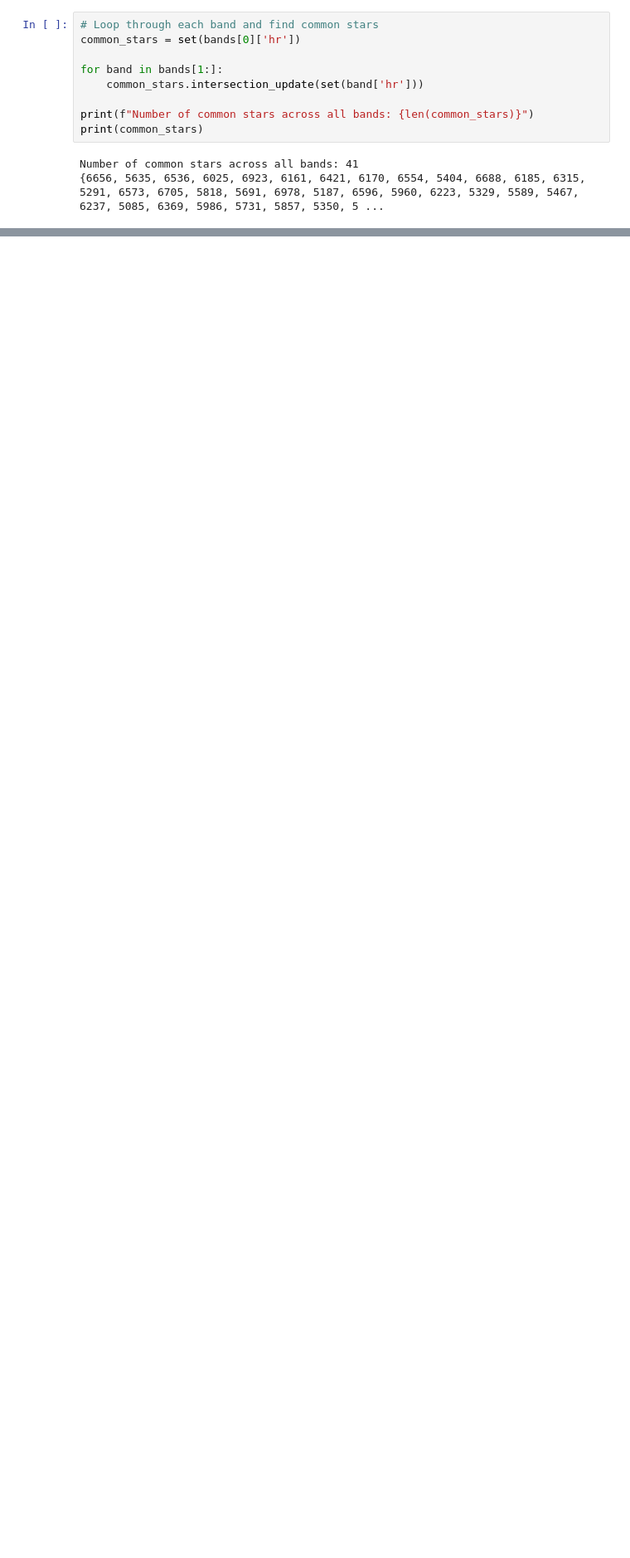
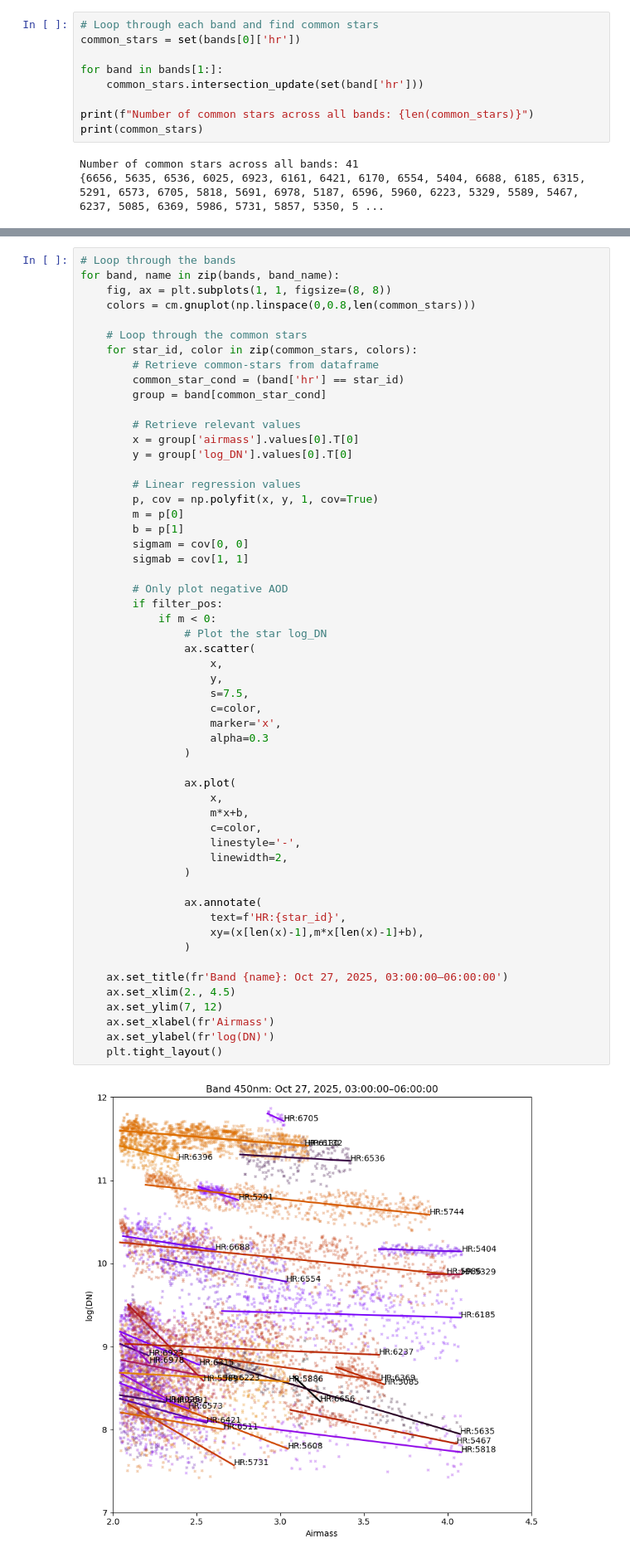
Before and after one commit to jtobs1/angstrom_plots, a Jupyter notebook: langley_star_filter.ipynb, the cells around one changed output, grey strips where cells are left out. Shown at 83% size. Saved outputs shown, nothing was run; the diff lists cells and outputs as text; blank space fills up the shorter version.

```diff
--- a/langley_star_filter.ipynb
+++ b/langley_star_filter.ipynb
@@ -180,0 +299,57 @@ ValueError: x and y must have same first dimension, but have shapes (1,) and (41
+# %%
+# Loop through the bands
+for band, name in zip(bands, band_name):
+    fig, ax = plt.subplots(1, 1, figsize=(8, 8))
+    colors = cm.gnuplot(np.linspace(0,0.8,len(common_stars)))
+
+    # Loop through the common stars
+    for star_id, color in zip(common_stars, colors):
+        # Retrieve common-stars from dataframe
+        common_star_cond = (band['hr'] == star_id)
+        group = band[common_star_cond]
+
+        # Retrieve relevant values
+        x = group['airmass'].values[0].T[0]
+        y = group['log_DN'].values[0].T[0]
+
+        # Linear regression values
+        p, cov = np.polyfit(x, y, 1, cov=True)
+        m = p[0]
+        b = p[1]
+        sigmam = cov[0, 0]
+        sigmab = cov[1, 1]
+
+        # Only plot negative AOD
+        if filter_pos:
+            if m < 0:
+                # Plot the star log_DN
+                ax.scatter(
+                    x,
+                    y,
+                    s=7.5,
+                    c=color,
+                    marker='x',
+                    alpha=0.3
+                )
+
+                ax.plot(
+                    x,
+                    m*x+b,
+                    c=color,
+                    linestyle='-',
+                    linewidth=2,
+                )
+
+                ax.annotate(
+                    text=f'HR:{star_id}',
+                    xy=(x[len(x)-1],m*x[len(x)-1]+b),
+                )
+
+    ax.set_title(fr'Band {name}: Oct 27, 2025, 03:00:00–06:00:00')
+    ax.set_xlim(2., 4.5)
+    ax.set_ylim(7, 12)
+    ax.set_xlabel(fr'Airmass')
+    ax.set_ylabel(fr'log(DN)')
+    plt.tight_layout()
+# %% [output]
+[figure, added]
```
Also changed, not shown: parts of 14 cells of this notebook, 42 other files.
